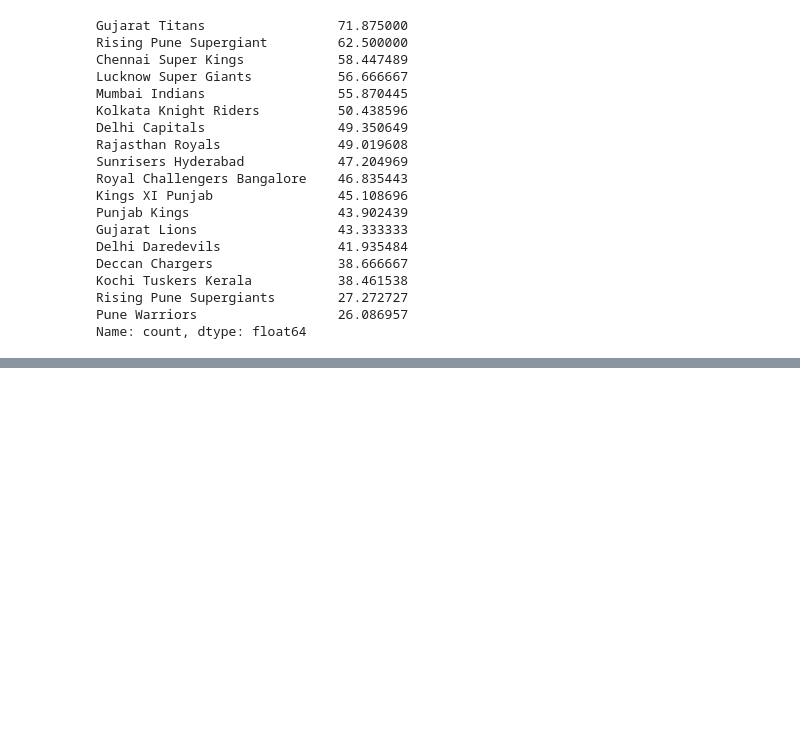
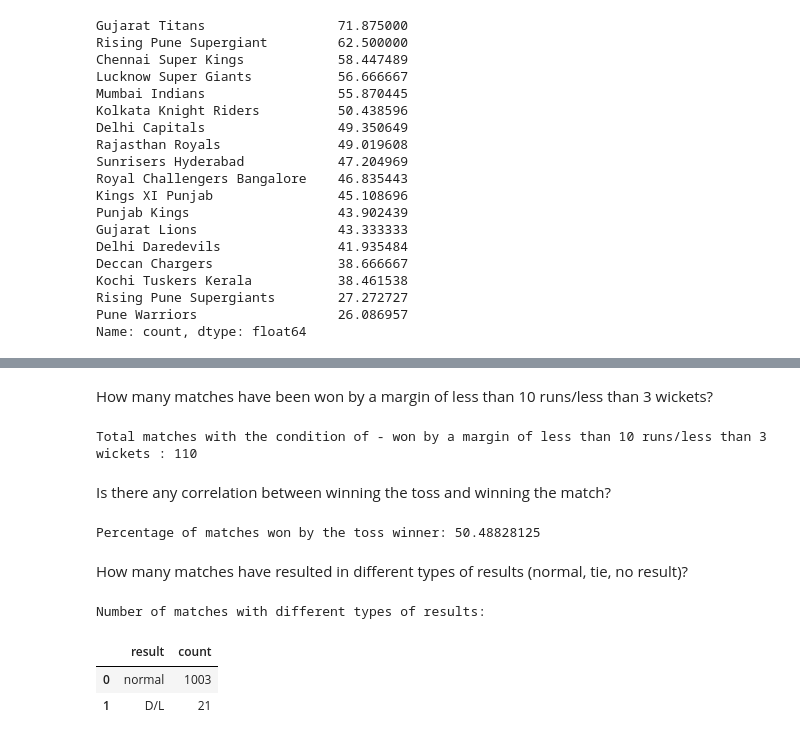
Before and after one commit to rahulbhoyar1995/Kaggle-Data-Analysis-Projects, a Jupyter notebook: ipl-men-cricket-2008-2023-data-analysis.ipynb, the cells around one changed output, grey strips where cells are left out. Cells and saved outputs as stored; diff of their text form; code cells hidden in the pictures; blank space fills up the shorter version.

Commit message:
Kaggle Notebook | IPL Men's Cricket (2008-2023) Data Analysis | Version 8

```diff
--- a/ipl-men-cricket-2008-2023-data-analysis.ipynb
+++ b/ipl-men-cricket-2008-2023-data-analysis.ipynb
@@ -490,0 +499,38 @@ Name: count, dtype: float64
+# %% [markdown]
+How many matches have been won by a margin of less than 10 runs/less than 3 wickets?
+# %%
+output_df = match_info_data[((match_info_data["win_by_runs"] < 10) &  (match_info_data["win_by_runs"] != 0)) | ((match_info_data["win_by_wickets"] < 3) & (match_info_data["win_by_wickets"] != 0))]
+
+print("Total matches with the condition of - won by a margin of less than 10 runs/less than 3 wickets :", len(output_df))
+# %% [output]
+Total matches with the condition of - won by a margin of less than 10 runs/less than 3 wickets : 110
+# %% [markdown]
+Is there any correlation between winning the toss and winning the match?
+# %%
+toss_winner = match_info_data['toss_winner']
+winner = match_info_data['winner']
+
+# Count the number of times where the toss winner is the same as the match winner
+matches_won_by_toss_winner = (toss_winner == winner).sum()
+
+# Calculate the total number of matches
+total_matches = len(match_info_data)
+
+# Calculate the percentage of matches won by the toss winner
+percentage_won = (matches_won_by_toss_winner / total_matches) * 100
+
+print("Percentage of matches won by the toss winner:", percentage_won)
+# %% [output]
+Percentage of matches won by the toss winner: 50.48828125
+# %% [markdown]
+How many matches have resulted in different types of results (normal, tie, no result)?
+# %%
+result_counts = match_info_data['result'].value_counts().reset_index()
+
+print("Number of matches with different types of results:")
+result_counts
+# %% [output]
+Number of matches with different types of results:
+|  | result | count |
+| 0 | normal | 1003 |
+| 1 | D/L | 21 |
```
Also changed, not shown: parts of 4 cells of this notebook.
